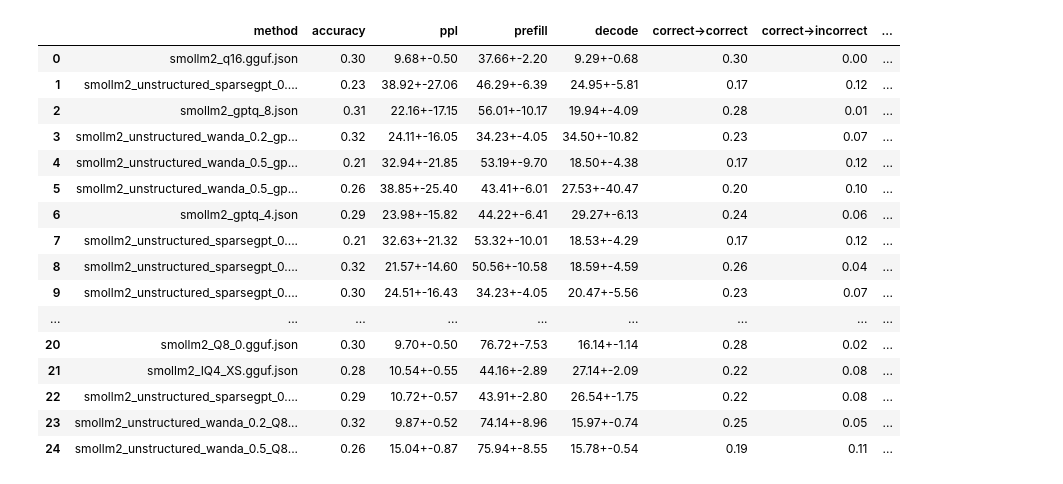
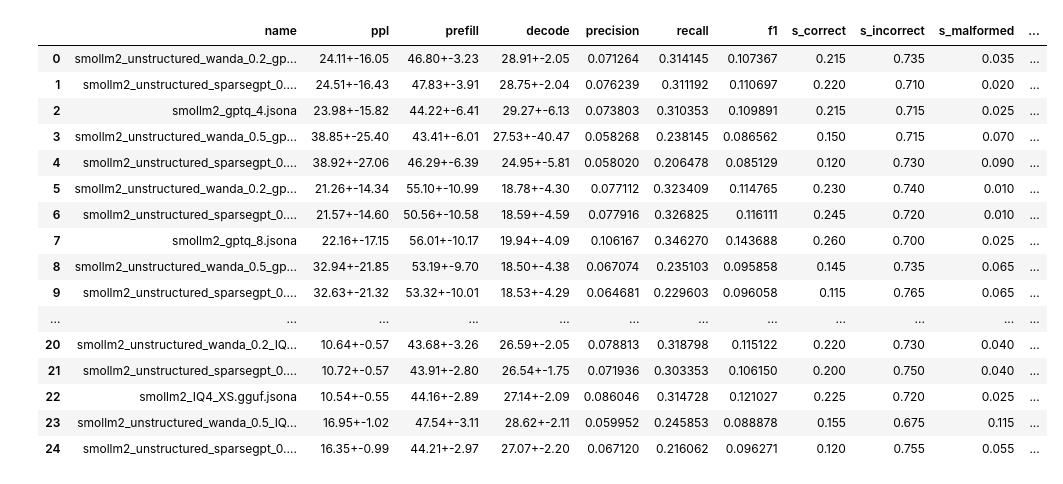
Before and after one commit to YouOnlyLive1ce/llm_on_edge, a Jupyter notebook: benchmark/visualize_results.ipynb, the cells around one changed output. Saved outputs shown, nothing was run; the diff lists cells and outputs as text; code cells hidden in the pictures.

```diff
--- a/benchmark/visualize_results.ipynb
+++ b/benchmark/visualize_results.ipynb
@@ -1,11 +1,12 @@
 # %%
 import benchmark_client
+import pandas as pd
 benchllm=benchmark_client.BenchLLMClient('##','##')
 # results from llm_on_edge/main.py --stages benchmark are saved alongside main repository:
 # ./llm_on_edge
 # ./out/smollm2/
 # ./out/olmo2/
-result_df=benchllm.compare_results('../../out/smollm2/benchmark_results/out/smollm2','../../out/smollm2/benchmark_results/out/smollm2/original/smollm2_q16.gguf.json')
-# p value is calculated for accuracy with McNemar's test p-value relative to base model
+result_df, transitions=benchllm.compare_results('../../out/smollm2/benchmark_results/out/smollm2','../../out/smollm2/benchmark_results/out/smollm2/original/smollm2_q16.gguf.jsona')
+pd.set_option('display.max_columns', None)
 result_df
 # %% [output]
@@ -20,17 +29,17 @@ result_df
-|  | method | accuracy | ppl | prefill | decode | correct->correct | correct->incorrect | ... |
-| 0 | smollm2_q16.gguf.json | 0.30 | 9.68+-0.50 | 37.66+-2.20 | 9.29+-0.68 | 0.30 | 0.00 | ... |
-| 1 | smollm2_unstructured_sparsegpt_0.... | 0.23 | 38.92+-27.06 | 46.29+-6.39 | 24.95+-5.81 | 0.17 | 0.12 | ... |
-| 2 | smollm2_gptq_8.json | 0.31 | 22.16+-17.15 | 56.01+-10.17 | 19.94+-4.09 | 0.28 | 0.01 | ... |
-| 3 | smollm2_unstructured_wanda_0.2_gp... | 0.32 | 24.11+-16.05 | 34.23+-4.05 | 34.50+-10.82 | 0.23 | 0.07 | ... |
-| 4 | smollm2_unstructured_wanda_0.5_gp... | 0.21 | 32.94+-21.85 | 53.19+-9.70 | 18.50+-4.38 | 0.17 | 0.12 | ... |
-| 5 | smollm2_unstructured_wanda_0.5_gp... | 0.26 | 38.85+-25.40 | 43.41+-6.01 | 27.53+-40.47 | 0.20 | 0.10 | ... |
-| 6 | smollm2_gptq_4.json | 0.29 | 23.98+-15.82 | 44.22+-6.41 | 29.27+-6.13 | 0.24 | 0.06 | ... |
-| 7 | smollm2_unstructured_sparsegpt_0.... | 0.21 | 32.63+-21.32 | 53.32+-10.01 | 18.53+-4.29 | 0.17 | 0.12 | ... |
-| 8 | smollm2_unstructured_sparsegpt_0.... | 0.32 | 21.57+-14.60 | 50.56+-10.58 | 18.59+-4.59 | 0.26 | 0.04 | ... |
-| 9 | smollm2_unstructured_sparsegpt_0.... | 0.30 | 24.51+-16.43 | 34.23+-4.05 | 20.47+-5.56 | 0.23 | 0.07 | ... |
-| ... | ... | ... | ... | ... | ... | ... | ... | ... |
-| 20 | smollm2_Q8_0.gguf.json | 0.30 | 9.70+-0.50 | 76.72+-7.53 | 16.14+-1.14 | 0.28 | 0.02 | ... |
-| 21 | smollm2_IQ4_XS.gguf.json | 0.28 | 10.54+-0.55 | 44.16+-2.89 | 27.14+-2.09 | 0.22 | 0.08 | ... |
-| 22 | smollm2_unstructured_sparsegpt_0.... | 0.29 | 10.72+-0.57 | 43.91+-2.80 | 26.54+-1.75 | 0.22 | 0.08 | ... |
-| 23 | smollm2_unstructured_wanda_0.2_Q8... | 0.32 | 9.87+-0.52 | 74.14+-8.96 | 15.97+-0.74 | 0.25 | 0.05 | ... |
-| 24 | smollm2_unstructured_wanda_0.5_Q8... | 0.26 | 15.04+-0.87 | 75.94+-8.55 | 15.78+-0.54 | 0.19 | 0.11 | ... |
+|  | name | ppl | prefill | decode | precision | recall | f1 | s_correct | s_incorrect | s_malformed | ... |
+| 0 | smollm2_unstructured_wanda_0.2_gp... | 24.11+-16.05 | 46.80+-3.23 | 28.91+-2.05 | 0.071264 | 0.314145 | 0.107367 | 0.215 | 0.735 | 0.035 | ... |
+| 1 | smollm2_unstructured_sparsegpt_0.... | 24.51+-16.43 | 47.83+-3.91 | 28.75+-2.04 | 0.076239 | 0.311192 | 0.110697 | 0.220 | 0.710 | 0.020 | ... |
+| 2 | smollm2_gptq_4.jsona | 23.98+-15.82 | 44.22+-6.41 | 29.27+-6.13 | 0.073803 | 0.310353 | 0.109891 | 0.215 | 0.715 | 0.025 | ... |
+| 3 | smollm2_unstructured_wanda_0.5_gp... | 38.85+-25.40 | 43.41+-6.01 | 27.53+-40.47 | 0.058268 | 0.238145 | 0.086562 | 0.150 | 0.715 | 0.070 | ... |
+| 4 | smollm2_unstructured_sparsegpt_0.... | 38.92+-27.06 | 46.29+-6.39 | 24.95+-5.81 | 0.058020 | 0.206478 | 0.085129 | 0.120 | 0.730 | 0.090 | ... |
+| 5 | smollm2_unstructured_wanda_0.2_gp... | 21.26+-14.34 | 55.10+-10.99 | 18.78+-4.30 | 0.077112 | 0.323409 | 0.114765 | 0.230 | 0.740 | 0.010 | ... |
+| 6 | smollm2_unstructured_sparsegpt_0.... | 21.57+-14.60 | 50.56+-10.58 | 18.59+-4.59 | 0.077916 | 0.326825 | 0.116111 | 0.245 | 0.720 | 0.010 | ... |
+| 7 | smollm2_gptq_8.jsona | 22.16+-17.15 | 56.01+-10.17 | 19.94+-4.09 | 0.106167 | 0.346270 | 0.143688 | 0.260 | 0.700 | 0.025 | ... |
+| 8 | smollm2_unstructured_wanda_0.5_gp... | 32.94+-21.85 | 53.19+-9.70 | 18.50+-4.38 | 0.067074 | 0.235103 | 0.095858 | 0.145 | 0.735 | 0.065 | ... |
+| 9 | smollm2_unstructured_sparsegpt_0.... | 32.63+-21.32 | 53.32+-10.01 | 18.53+-4.29 | 0.064681 | 0.229603 | 0.096058 | 0.115 | 0.765 | 0.065 | ... |
+| ... | ... | ... | ... | ... | ... | ... | ... | ... | ... | ... | ... |
+| 20 | smollm2_unstructured_wanda_0.2_IQ... | 10.64+-0.57 | 43.68+-3.26 | 26.59+-2.05 | 0.078813 | 0.318798 | 0.115122 | 0.220 | 0.730 | 0.040 | ... |
+| 21 | smollm2_unstructured_sparsegpt_0.... | 10.72+-0.57 | 43.91+-2.80 | 26.54+-1.75 | 0.071936 | 0.303353 | 0.106150 | 0.200 | 0.750 | 0.040 | ... |
+| 22 | smollm2_IQ4_XS.gguf.jsona | 10.54+-0.55 | 44.16+-2.89 | 27.14+-2.09 | 0.086046 | 0.314728 | 0.121027 | 0.225 | 0.720 | 0.025 | ... |
+| 23 | smollm2_unstructured_wanda_0.5_IQ... | 16.95+-1.02 | 47.54+-3.11 | 28.62+-2.11 | 0.059952 | 0.245853 | 0.088878 | 0.155 | 0.675 | 0.115 | ... |
+| 24 | smollm2_unstructured_sparsegpt_0.... | 16.35+-0.99 | 44.21+-2.97 | 27.07+-2.20 | 0.067120 | 0.216062 | 0.096271 | 0.120 | 0.755 | 0.055 | ... |
```
Also changed, not shown: parts of 11 cells of this notebook, 7 other files.
